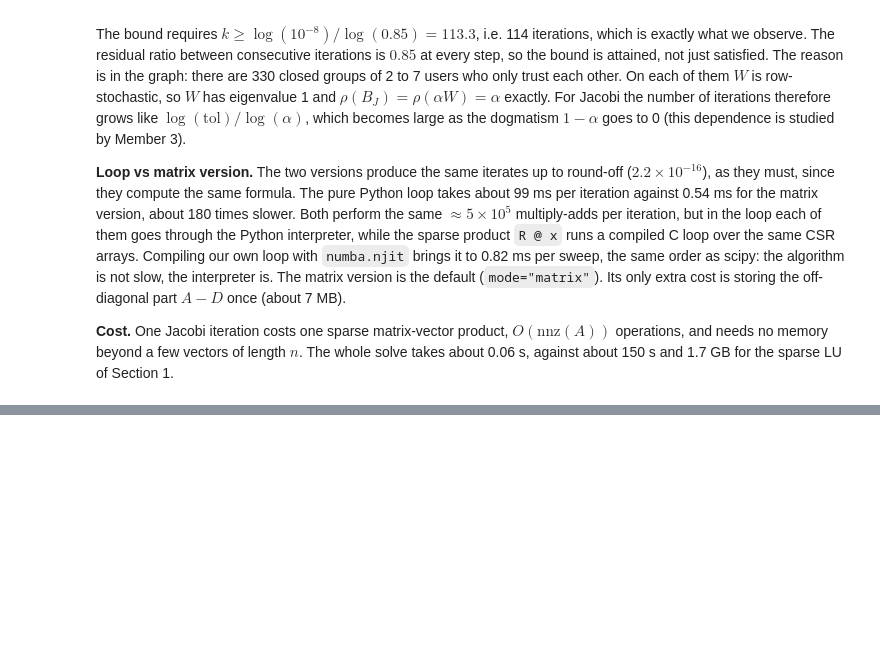
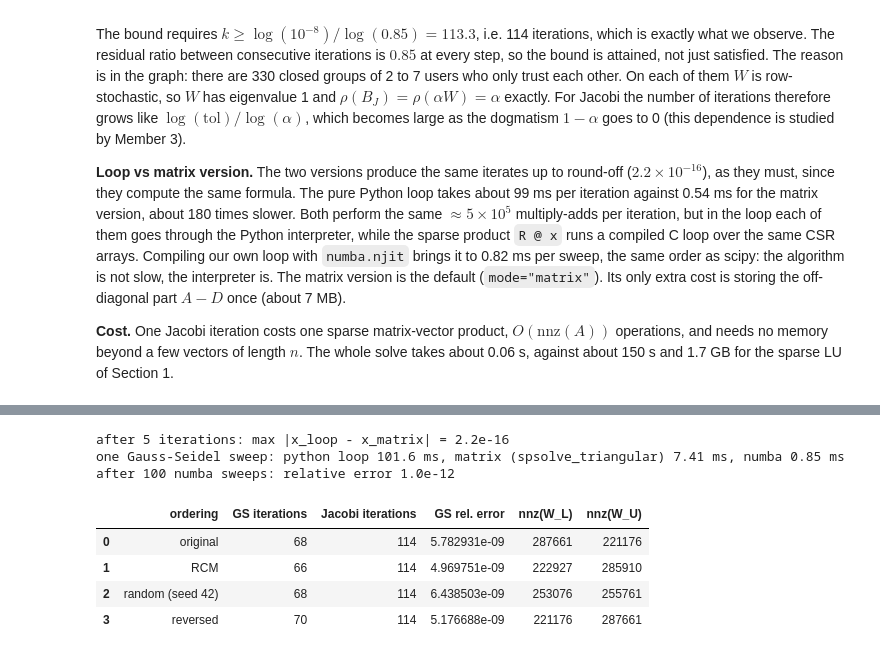
Before and after one commit to Par-TBasti/Dogmatism-in-Large-Scale-Social-Networks, a Jupyter notebook: 02_solvers.ipynb, the cells around one changed output, grey strips where cells are left out. Cells and saved outputs as stored; diff of their text form; code cells hidden in the pictures; blank space fills up the shorter version.

```diff
--- a/02_solvers.ipynb
+++ b/02_solvers.ipynb
@@ -287,0 +337,63 @@ The bound requires $k \ge \log(10^{-8}) / \log(0.85) = 113.3$, i.e. 114 iteratio
+# %%
+# 3.3 Loop version: same iterates as the matrix version
+# The pure Python loop is slow (about 0.1 s per sweep), so we compare 5 iterations only.
+
+x_gs_loop, hist_gs_loop = gauss_seidel(A, b, max_iter=5, mode="loop")
+x_gs_mat5, _ = gauss_seidel(A, b, max_iter=5, mode="matrix")
+print(f"after 5 iterations: max |x_loop - x_matrix| = {np.abs(x_gs_loop - x_gs_mat5).max():.1e}")
+
+# numba version of the in-place sweep
+gs_sweep_numba = njit(_gauss_seidel_sweep)
+gs_sweep_numba(A.indptr, A.indices, A.data, diag, b, np.zeros(n))  # first call compiles
+
+start = time.perf_counter()
+x_tmp = np.zeros(n)
+for _ in range(n_rep):
+    gs_sweep_numba(A.indptr, A.indices, A.data, diag, b, x_tmp)
+gs_numba_time = (time.perf_counter() - start) / n_rep
+
+print(f"one Gauss-Seidel sweep: python loop {hist_gs_loop.time_s.mean() * 1e3:.1f} ms, "
+      f"matrix (spsolve_triangular) {hist_gs.time_s.mean() * 1e3:.2f} ms, numba {gs_numba_time * 1e3:.2f} ms")
+print(f"after {n_rep} numba sweeps: relative error {np.linalg.norm(x_tmp - x_ref, np.inf) / np.linalg.norm(x_ref, np.inf):.1e}")
+# %% [output]
+after 5 iterations: max |x_loop - x_matrix| = 2.2e-16
+one Gauss-Seidel sweep: python loop 101.6 ms, matrix (spsolve_triangular) 7.41 ms, numba 0.85 ms
+after 100 numba sweeps: relative error 1.0e-12
+# %%
+# 3.4 Effect of the node ordering
+# Jacobi does not depend on the ordering, Gauss-Seidel does.
+
+import pandas as pd
+
+orderings = {
+    "original": np.arange(n),
+    "RCM": p,
+    "random (seed 42)": np.random.default_rng(42).permutation(n),
+    "reversed": np.arange(n)[::-1],
+}
+
+rows = []
+for name, perm in orderings.items():
+    A_perm = A[perm, :][:, perm]
+    b_perm = b[perm]
+    x_perm, h_gs = gauss_seidel(A_perm, b_perm, tol=1e-8)
+    _, h_jac = jacobi(A_perm, b_perm, tol=1e-8)
+
+    x_back = np.empty(n)
+    x_back[perm] = x_perm  # undo the permutation
+    W_perm = W[perm, :][:, perm]
+    rows.append({"ordering": name,
+                 "GS iterations": len(h_gs),
+                 "Jacobi iterations": len(h_jac),
+                 "GS rel. error": np.linalg.norm(x_back - x_ref, np.inf) / np.linalg.norm(x_ref, np.inf),
+                 "nnz(W_L)": sp.tril(W_perm, k=-1).nnz,
+                 "nnz(W_U)": sp.triu(W_perm, k=1).nnz})
+
+ordering_table = pd.DataFrame(rows)
+ordering_table
+# %% [output]
+|  | ordering | GS iterations | Jacobi iterations | GS rel. error | nnz(W_L) | nnz(W_U) |
+| 0 | original | 68 | 114 | 5.782931e-09 | 287661 | 221176 |
+| 1 | RCM | 66 | 114 | 4.969751e-09 | 222927 | 285910 |
+| 2 | random (seed 42) | 68 | 114 | 6.438503e-09 | 253076 | 255761 |
+| 3 | reversed | 70 | 114 | 5.176688e-09 | 221176 | 287661 |
```
Also changed, not shown: parts of 8 cells of this notebook, 1 other file.
